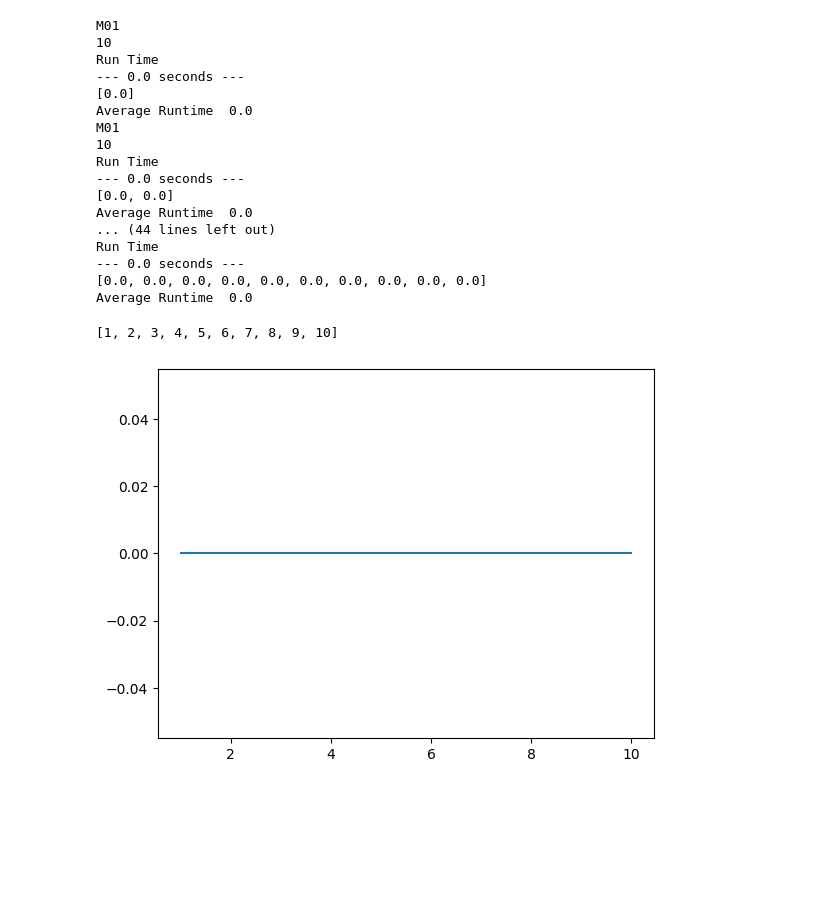
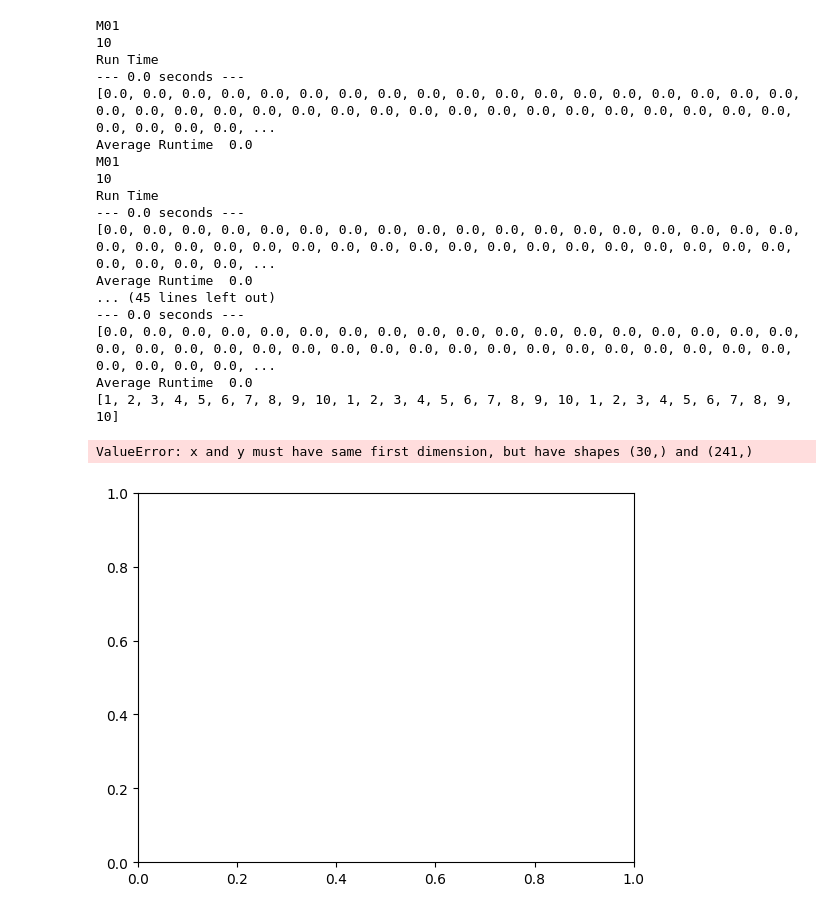
Before and after one commit to FiresoftGH/Principle_Of_Computing_Applications, a Jupyter notebook: Week 4/Source/Task_1.ipynb, the cells around one changed output. Saved outputs shown, nothing was run; the diff lists cells and outputs as text; code cells hidden in the pictures; blank space fills up the shorter version.

```diff
--- a/Week 4/Source/Task_1.ipynb
+++ b/Week 4/Source/Task_1.ipynb
@@ -298,48 +300,49 @@ choice_list = [1, 2, 3, 4, 5, 6, 7, 8, 9, 10, 11, 12]
 try:
     # print("choice", choice_list)
     # select = int(input("Enter one alglorithm choice: "))
-    select = 1
+    select = 1 # Alglorithm Choice
 
     if select not in choice_list:
         print("Invalid Choice")
     else:
         # number = int(input("Enter your number: "))
-        number = 10
+        number = 10 # Number input
+
         # repeat = int(input("How many times to repeat?: "))
-        repeat = 10
+        repeat = 10 # Repeat number
 
         if repeat <= 0:
             print("Invalid Repeat Number")
 
         else:
             run_function(select, number, repeat)
-            # runtime_plot(repeat)
+            runtime_plot(repeat)
+            inputs = []
+            runtime_plot = []
+            runtime_compare = []
 
 except KeyboardInterrupt:
     sys.exit(0)
 
 except TypeError:
     sys.exit(0)
 # %% [output]
 M01
 10
 Run Time
 --- 0.0 seconds ---
-[0.0]
+[0.0, 0.0, 0.0, 0.0, 0.0, 0.0, 0.0, 0.0, 0.0, 0.0, 0.0, 0.0, 0.0, 0.0, 0.0, 0.0, 0.0, 0.0, 0.0, 0.0, 0.0, 0.0, 0.0, 0.0, 0.0, 0.0, 0.0, 0.0, 0.0, 0.0, 0.0, 0.0, 0.0, 0.0, 0.0, 0.0, 0.0, 0.0, 0.0, 0.0, ...
 Average Runtime  0.0
 M01
 10
 Run Time
 --- 0.0 seconds ---
-[0.0, 0.0]
+[0.0, 0.0, 0.0, 0.0, 0.0, 0.0, 0.0, 0.0, 0.0, 0.0, 0.0, 0.0, 0.0, 0.0, 0.0, 0.0, 0.0, 0.0, 0.0, 0.0, 0.0, 0.0, 0.0, 0.0, 0.0, 0.0, 0.0, 0.0, 0.0, 0.0, 0.0, 0.0, 0.0, 0.0, 0.0, 0.0, 0.0, 0.0, 0.0, 0.0, ...
 Average Runtime  0.0
-... (44 lines left out)
-Run Time
+... (45 lines left out)
 --- 0.0 seconds ---
-[0.0, 0.0, 0.0, 0.0, 0.0, 0.0, 0.0, 0.0, 0.0, 0.0]
+[0.0, 0.0, 0.0, 0.0, 0.0, 0.0, 0.0, 0.0, 0.0, 0.0, 0.0, 0.0, 0.0, 0.0, 0.0, 0.0, 0.0, 0.0, 0.0, 0.0, 0.0, 0.0, 0.0, 0.0, 0.0, 0.0, 0.0, 0.0, 0.0, 0.0, 0.0, 0.0, 0.0, 0.0, 0.0, 0.0, 0.0, 0.0, 0.0, 0.0, ...
 Average Runtime  0.0
+[1, 2, 3, 4, 5, 6, 7, 8, 9, 10, 1, 2, 3, 4, 5, 6, 7, 8, 9, 10, 1, 2, 3, 4, 5, 6, 7, 8, 9, 10]
+ValueError: x and y must have same first dimension, but have shapes (30,) and (241,)
+[figure, added]
-# %%
-runtime_plot(repeat)
-# %% [output]
-[1, 2, 3, 4, 5, 6, 7, 8, 9, 10]
-[figure, removed]
```
Also changed, not shown: parts of 1 cell of this notebook, 2 other files.
